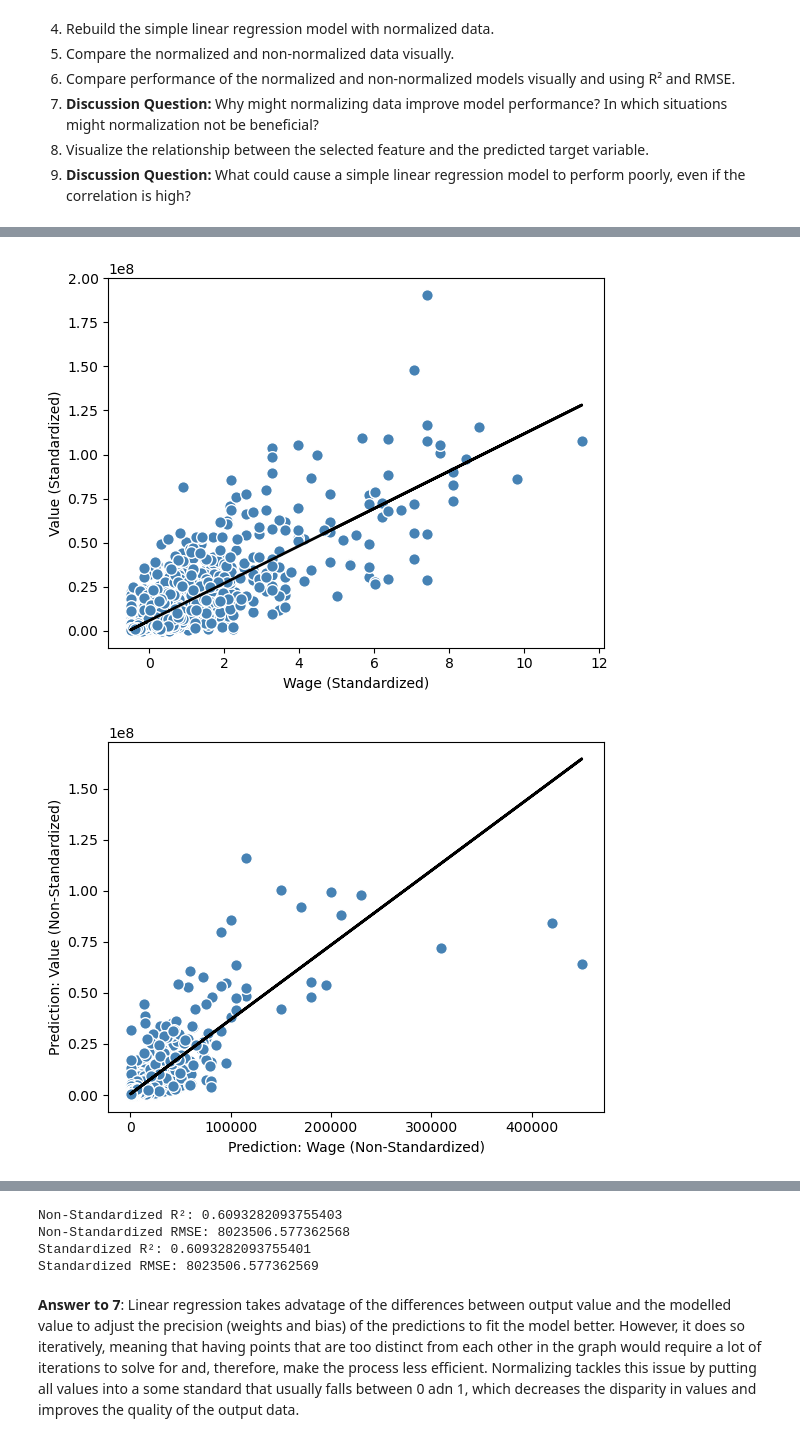
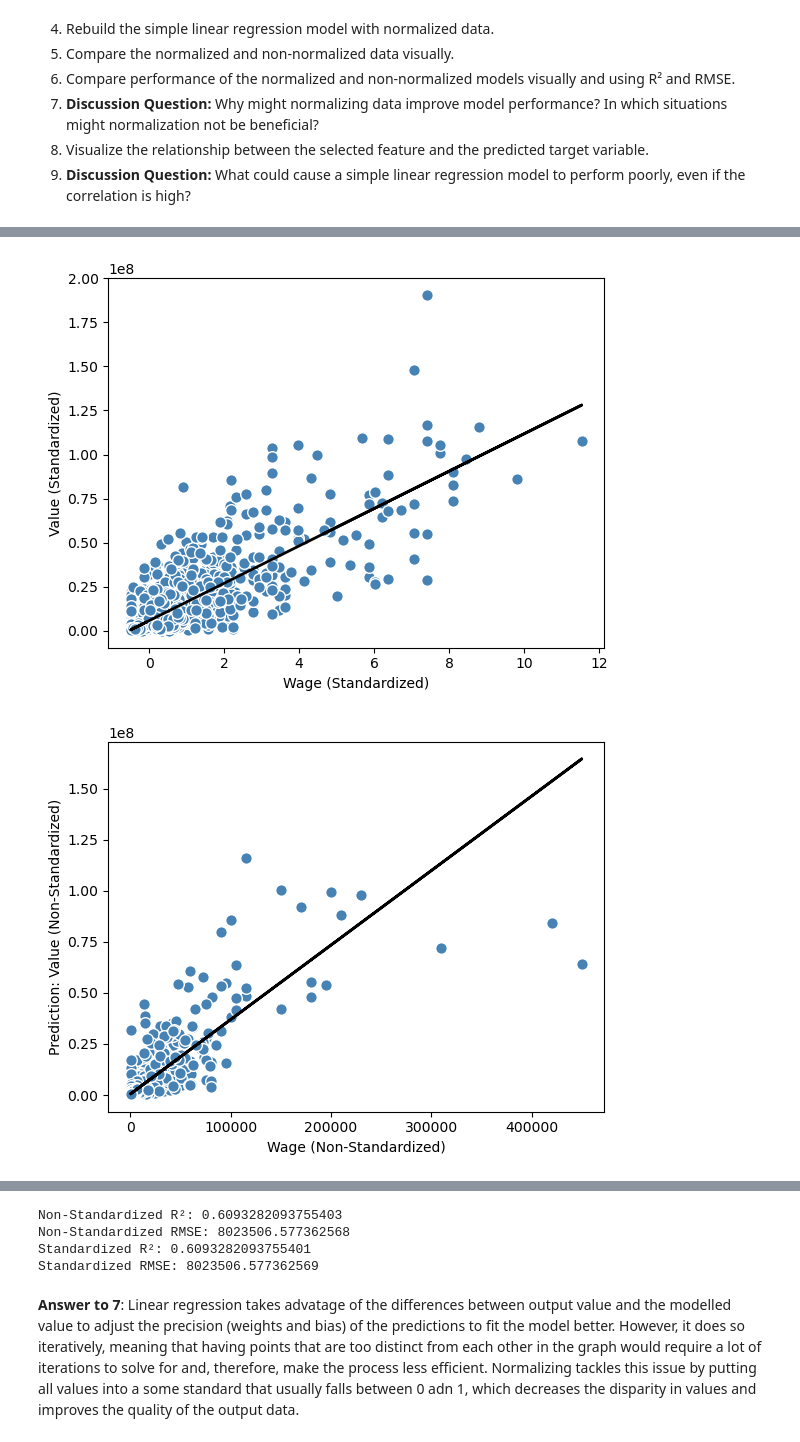
Before and after one commit to JanikThePanic/DATASCI3000-lab-assignments, a Jupyter notebook: Assignment 1/Assignment 1_Linear Regression.ipynb, the cells around one changed output, grey strips where cells are left out. Saved outputs shown, nothing was run; the diff lists cells and outputs as text; code cells hidden in the pictures.

```diff
--- a/Assignment 1/Assignment 1_Linear Regression.ipynb
+++ b/Assignment 1/Assignment 1_Linear Regression.ipynb
@@ -186,33 +186,33 @@ plt.xlabel('Wage (Standardized)')
 plt.ylabel('Value (Standardized)')
 plt.show()
 
 # Visualizing non-standardized predictions
 y_pred_test = lr_non_std.predict(x_test)
 lin_regplot(x_test, y_test, lr_non_std)
-plt.xlabel('Prediction: Wage (Non-Standardized)')
+plt.xlabel('Wage (Non-Standardized)')
 plt.ylabel('Prediction: Value (Non-Standardized)')
 plt.show()
 
 # Visualizing standardized predictions
 y_pred_test_std = lr_std.predict(x_test_std)
 lin_regplot(x_test_std, y_test, lr_std)
-plt.xlabel('Prediction: Wage (Standardized)')
+plt.xlabel('Wage (Standardized)')
 plt.ylabel('Prediction: Value (Standardized)')
 plt.show()
 
 # Evaluating model performance
 # R² and RMSE for non-standardized data
 r2_non_std = r2_score(y_test, y_pred_test)
 rmse_non_std = mean_squared_error(y_test, y_pred_test, squared=False)
 print(f'Non-Standardized R²: {r2_non_std}')
 print(f'Non-Standardized RMSE: {rmse_non_std}')
 
 # R² and RMSE for standardized data
 r2_std = r2_score(y_test, y_pred_test_std)
 rmse_std = mean_squared_error(y_test, y_pred_test_std, squared=False)
 print(f'Standardized R²: {r2_std}')
 print(f'Standardized RMSE: {rmse_std}')
 # %% [output]
 [figure]
 [figure]
-[figure, old version]
+[figure, new version]
```
Also changed, not shown: parts of 3 cells of this notebook.
